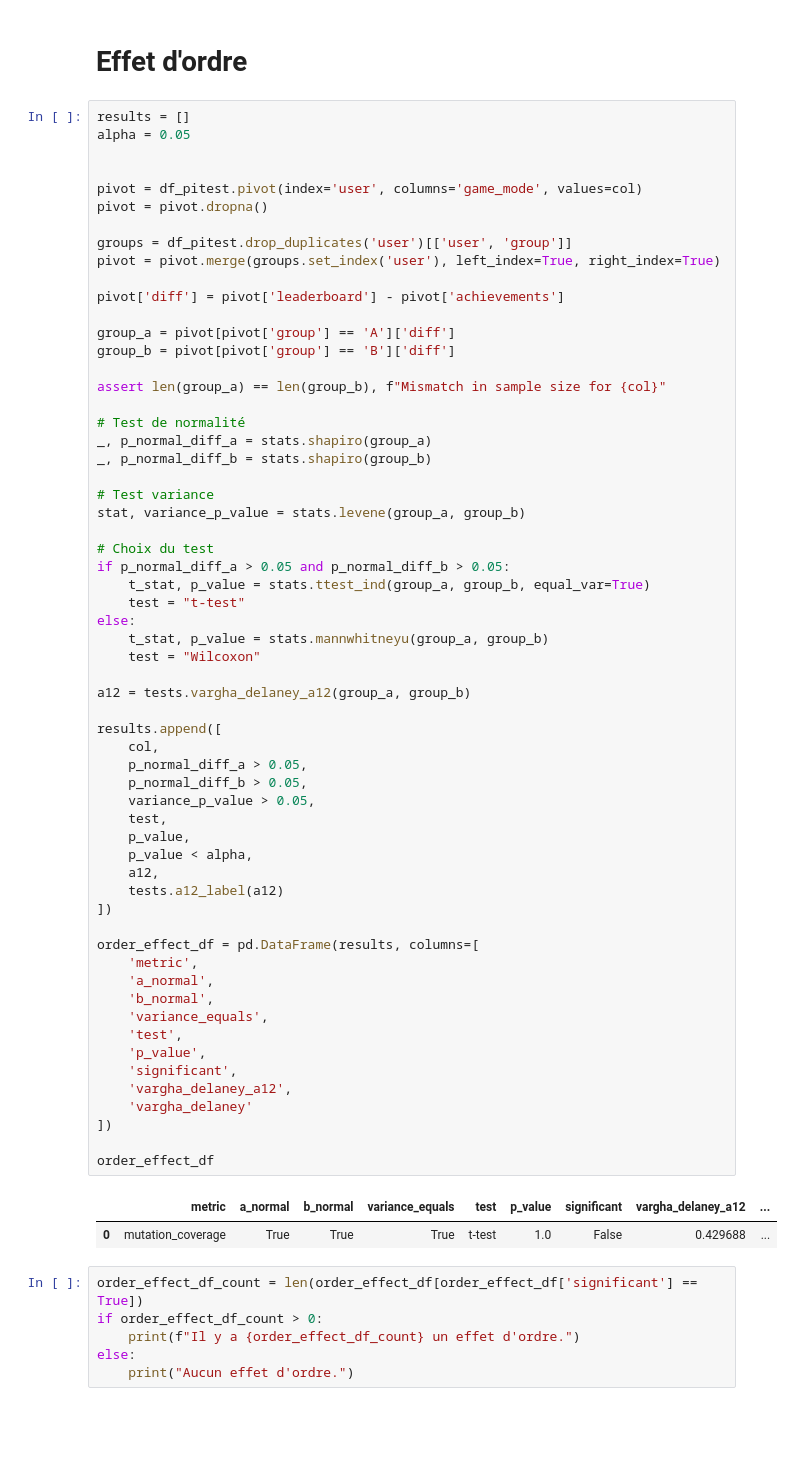
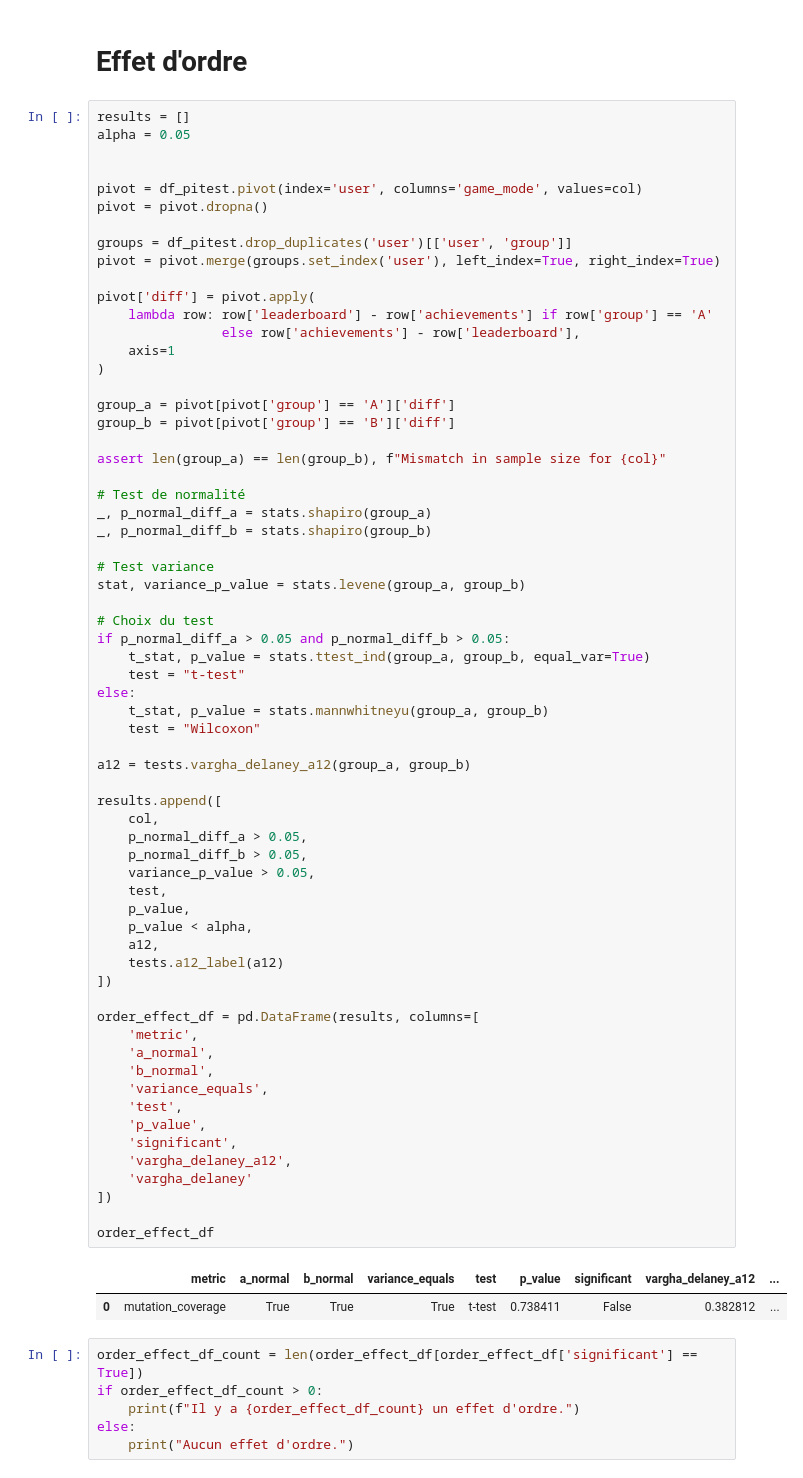
Before and after one commit to ThibBer/MemoireDataAnalytics, a Jupyter notebook: notebooks/analysis/Pitest.ipynb, the cells around one changed output. Cells and saved outputs as stored; diff of their text form; blank space fills up the shorter version.

```diff
--- a/notebooks/analysis/Pitest.ipynb
+++ b/notebooks/analysis/Pitest.ipynb
@@ -28,7 +28,11 @@ pivot = pivot.dropna()
 groups = df_pitest.drop_duplicates('user')[['user', 'group']]
 pivot = pivot.merge(groups.set_index('user'), left_index=True, right_index=True)
 
-pivot['diff'] = pivot['leaderboard'] - pivot['achievements']
+pivot['diff'] = pivot.apply(
+    lambda row: row['leaderboard'] - row['achievements'] if row['group'] == 'A'
+                else row['achievements'] - row['leaderboard'],
+    axis=1
+)
 
 group_a = pivot[pivot['group'] == 'A']['diff']
 group_b = pivot[pivot['group'] == 'B']['diff']
@@ -52,34 +56,34 @@ else:
 
 a12 = tests.vargha_delaney_a12(group_a, group_b)
 
 results.append([
     col,
     p_normal_diff_a > 0.05,
     p_normal_diff_b > 0.05,
     variance_p_value > 0.05,
     test,
     p_value,
     p_value < alpha,
     a12,
     tests.a12_label(a12)
 ])
 
 order_effect_df = pd.DataFrame(results, columns=[
     'metric',
     'a_normal',
     'b_normal',
     'variance_equals',
     'test',
     'p_value',
     'significant',
     'vargha_delaney_a12',
     'vargha_delaney'
 ])
 
 order_effect_df
 # %% [output]
 |  | metric | a_normal | b_normal | variance_equals | test | p_value | significant | vargha_delaney_a12 | ... |
-| 0 | mutation_coverage | True | True | True | t-test | 1.0 | False | 0.429688 | ... |
+| 0 | mutation_coverage | True | True | True | t-test | 0.738411 | False | 0.382812 | ... |
 # %%
 order_effect_df_count = len(order_effect_df[order_effect_df['significant'] == True])
 if order_effect_df_count > 0:
```
Also changed, not shown: 3 other files.
